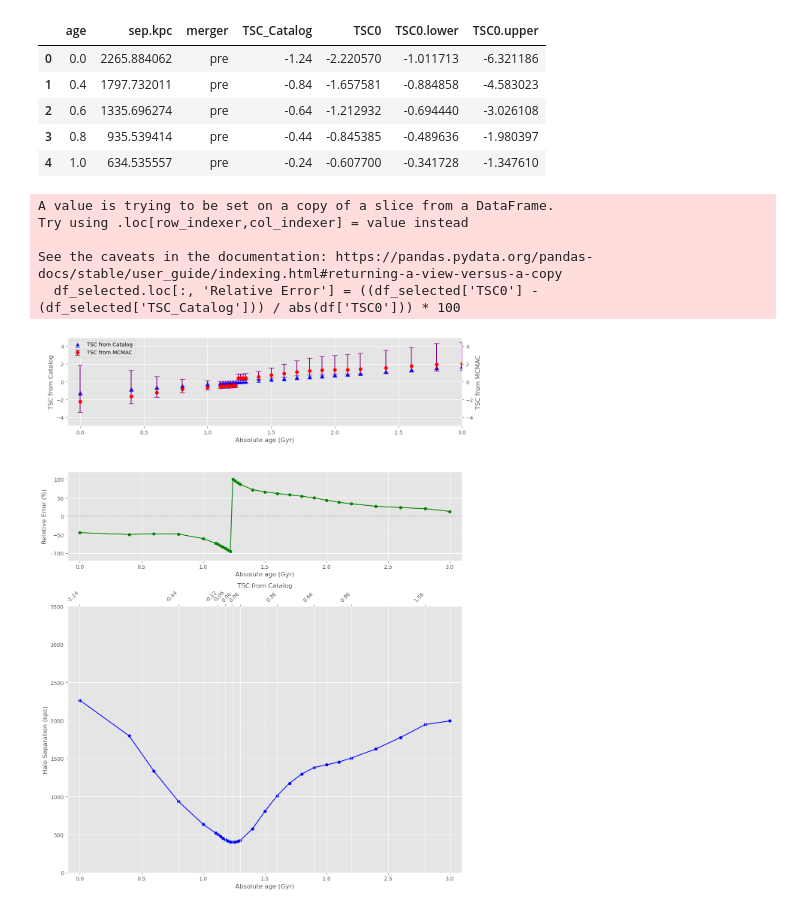
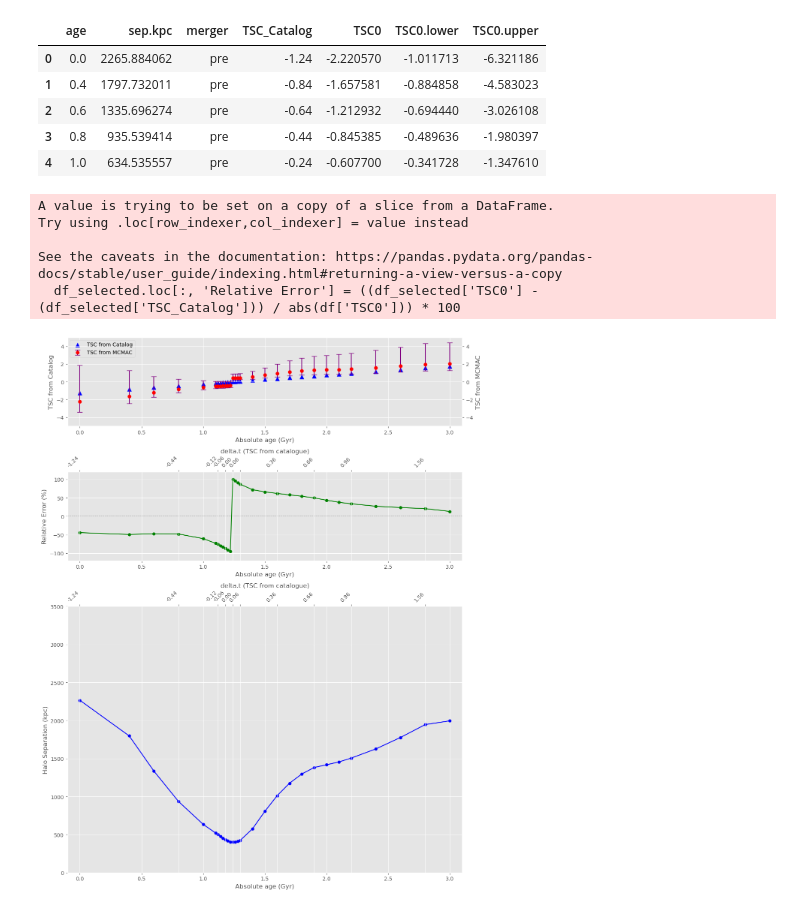
Before and after one commit to ryusei172525/SSP2024_GalaxyClusters, a Jupyter notebook: analysis1.ipynb, the cells around one changed output. Drawn from its saved outputs; the diff is of its cells as text; code cells hidden in the pictures.

Commit message:
add delta.t for middle image

```diff
--- a/analysis1.ipynb
+++ b/analysis1.ipynb
@@ -831,7 +887,7 @@ ax1 = fig.add_subplot(gs[0])
 line1 = ax1.scatter(df_selected['age'], df_selected['TSC_Catalog'], label='TSC from Catalog', color='blue', s=64, marker='^')  # markersize=8 equivalent to s=64 in scatter
 ax1.set_xlabel('Absolute age (Gyr)')
 ax1.set_ylabel('TSC from Catalog')
-ax1.set_xlim(-0.1, 3)
+ax1.set_xlim(-0.1, 3.1)
 ax1.set_ylim(-5, 5)
 
 # 第二のy軸としてTSC from MCMACを追加
@@ -851,32 +907,39 @@ ax3 = fig.add_subplot(gs[1])
 ax3.plot(df_selected['age'], df_selected['Relative Error'], 'g-', label='Relative Error', marker='o', markersize=5)
 ax3.set_xlabel('Absolute age (Gyr)')
 ax3.set_ylabel('Relative Error (%)')
 ax3.set_xlim(-0.1, 3.1)
 ax3.set_ylim(-120, 120)
 ax3.axhline(y=0, color='black', linestyle='--', linewidth=0.7)
 
+ax6 = ax3.twiny()
+ax6.set_xlim(ax3.get_xlim())
+ax6.set_xticks(df_selected['age'][::3])  # Display fewer ticks for better readability
+relative_time_labels = [f'{val:.2f}' for val in df_selected['TSC_Catalog'].reindex(df_selected.index, fill_value=0)][::3]
+ax6.set_xticklabels(relative_time_labels, rotation=45, ha='right')
+ax6.set_xlabel('delta.t (TSC from catalogue)')
+
 # 下部プロット
 ax4 = fig.add_subplot(gs[2])
 ax4.plot(df_selected['age'], df_selected['sep.kpc'], 'b-', label='Halo Separation', marker='o', markersize=5)
 ax4.set_xlabel('Absolute age (Gyr)')
 ax4.set_ylabel('Halo Separation (kpc)')
 ax4.set_xlim(-0.1, 3.1)
 ax4.set_ylim(0, 3500)
 
 # 第二のx軸としてRelative timeを追加
 ax5 = ax4.twiny()
 ax5.set_xlim(ax4.get_xlim())
 ax5.set_xticks(df_selected['age'][::3])  # Display fewer ticks for better readability
 relative_time_labels = [f'{val:.2f}' for val in df_selected['TSC_Catalog'].reindex(df_selected.index, fill_value=0)][::3]
 ax5.set_xticklabels(relative_time_labels, rotation=45, ha='right')
-ax5.set_xlabel('TSC from Catalog')
+ax5.set_xlabel('delta.t (TSC from catalogue)')
 
 plt.tight_layout()
 plt.show()
 # %% [output]
 A value is trying to be set on a copy of a slice from a DataFrame.
 Try using .loc[row_indexer,col_indexer] = value instead
 
 See the caveats in the documentation: https://pandas.pydata.org/pandas-docs/stable/user_guide/indexing.html#returning-a-view-versus-a-copy
   df_selected.loc[:, 'Relative Error'] = ((df_selected['TSC0'] - (df_selected['TSC_Catalog'])) / abs(df['TSC0'])) * 100
-[figure, old version]
+[figure, new version]
```
Also changed, not shown: parts of 8 cells of this notebook.
